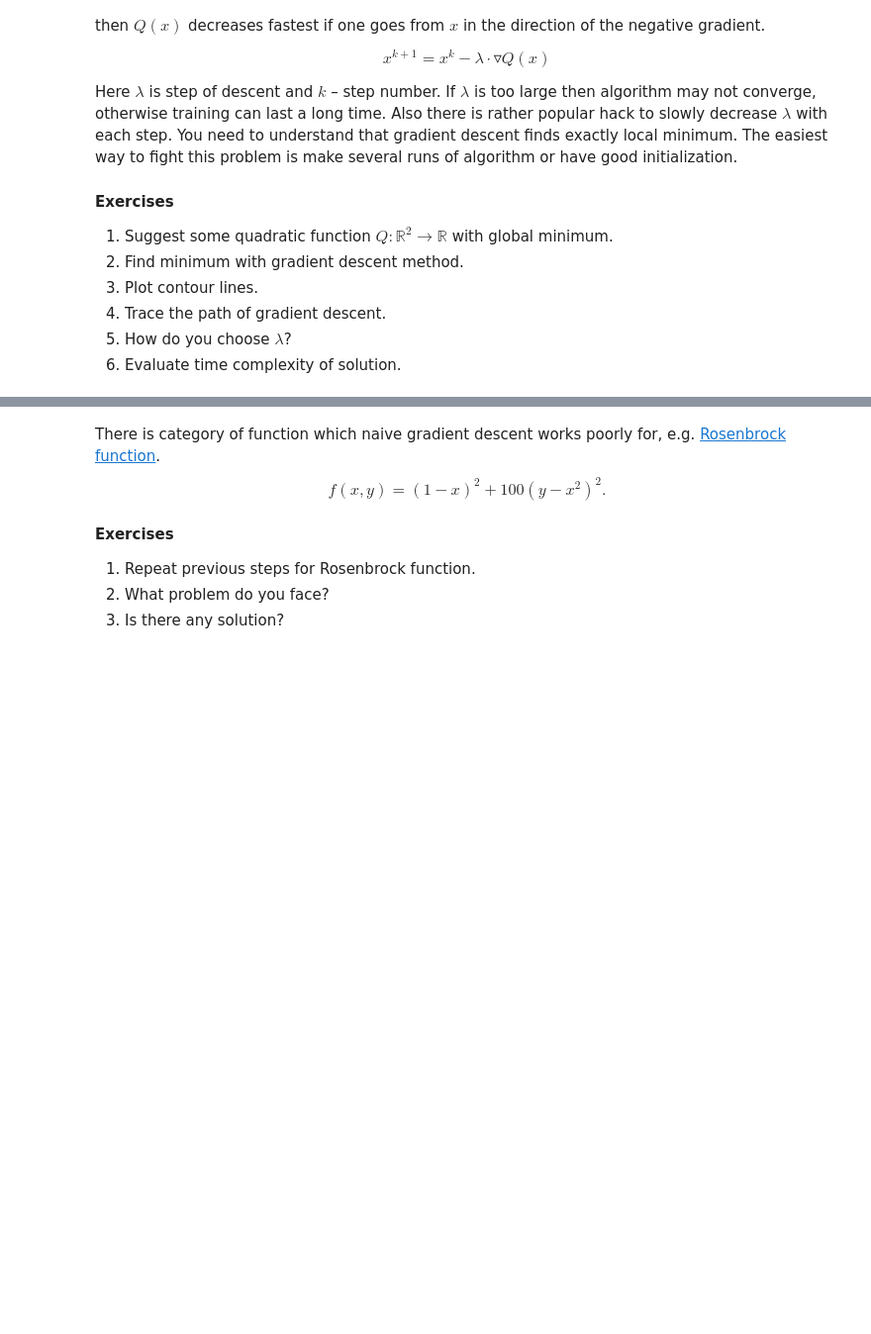
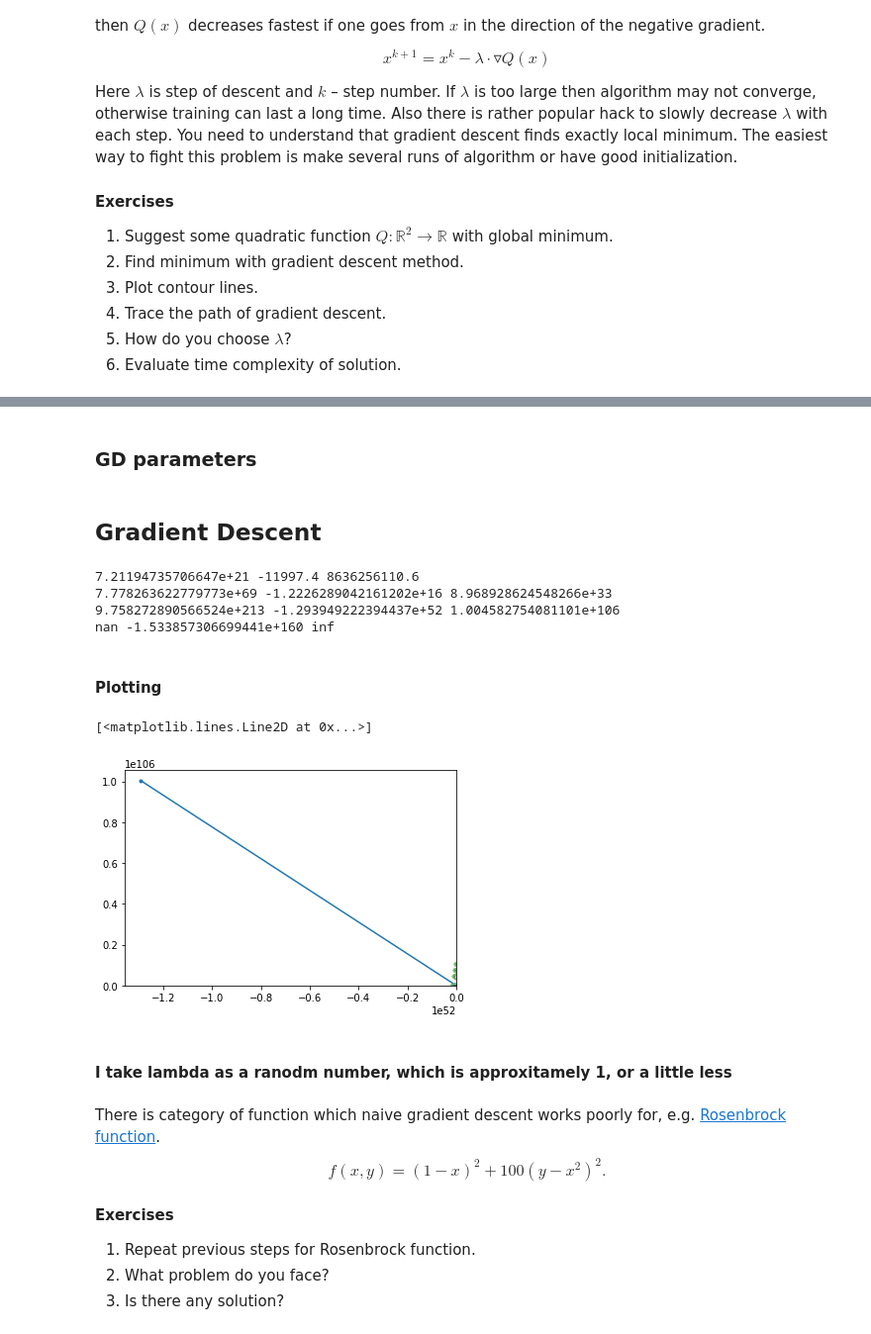
Before and after one commit to peinrules/Darin, a Jupyter notebook: lab-1.ipynb, the cells around one changed output, grey strips where cells are left out. Shown at 99% size. Drawn from its saved outputs; the diff is of its cells as text; code cells hidden in the pictures; blank space fills up the shorter version.

```diff
--- a/lab-1.ipynb
+++ b/lab-1.ipynb
@@ -273,3 +277,54 @@ Here $\lambda$ is step of descent and  $k$ – step number. If $\lambda$ is too
+# %%
+def foo(x, y):
+    return (x-1) * (x-1) + (y - 1) * (y - 1) - x * y
+def Rosenbrock(x, y):
+    return (1 - x) * (1 - x) + 100 * (y - x * x) ** 2
+def gradient(x, y): # Gradient of foo function
+    return (2 * x - 2 - y, 2 * y - 2 - x)
+def gradientR(x, y): # Gradient of Rosenbrock function
+    return (400 * x * x * x - 400 * x * y + 2 * x - 2, 200 * y - 200 * x * x)
+# %% [markdown]
+### GD parameters
+# %%
+curX, curY = 5, 5
+Lambda = 0.3
+diff = 10
+gradTraceX = list() # GD Trace
+gradTraceY = list()
+# %% [markdown]
+## Gradient Descent
+# %%
+while abs(diff) >= 0.01:
+    prevX, prevY = curX, curY
+    curX = curX - Lambda * gradientR(curX, curY)[0]
+    curY = curY - Lambda * gradientR(curX, curY)[1]
+    diff = Rosenbrock(curX, curY) - Rosenbrock(prevX, prevY) # Length of step
+
+    gradTraceX.append(curX)
+    gradTraceY.append(curY)
+    print(Rosenbrock(curX, curY), curX, curY)
+# %% [output]
+7.21194735706647e+21 -11997.4 8636256110.6
+7.778263622779773e+69 -1.2226289042161202e+16 8.968928624548266e+33
+9.758272890566524e+213 -1.293949222394437e+52 1.004582754081101e+106
+nan -1.533857306699441e+160 inf
+# %% [markdown]
+#### Plotting
+# %%
+AxisX = np.arange(-2.0, 5.0, 0.01)
+AxisY = np.arange(-2.0, 5.0, 0.01)
+X, Y = np.meshgrid(AxisX, AxisY)
+Z = Rosenbrock(X, Y)
+
+plt.figure()
+CS = plt.contour(X, Y, Z, level=np.logspace(-3, 3, 45))
+plt.clabel(CS, inline=10, fontsize=10)
+plt.plot(gradTraceX, gradTraceY, marker = '.')
+# %% [output]
+[<matplotlib.lines.Line2D at 0x...>]
+[figure, added]
+# %% [markdown]
+#### I take lambda as a ranodm number, which is approxitamely 1, or a little less
 # %% [markdown]
 There is category of function which naive gradient descent works poorly for, e.g. [Rosenbrock function](https://en.wikipedia.org/wiki/Rosenbrock_function).
 $$f(x, y) = (1-x)^2 + 100(y-x^2)^2.$$
```
Also changed, not shown: parts of 14 cells of this notebook, 4 other files.
